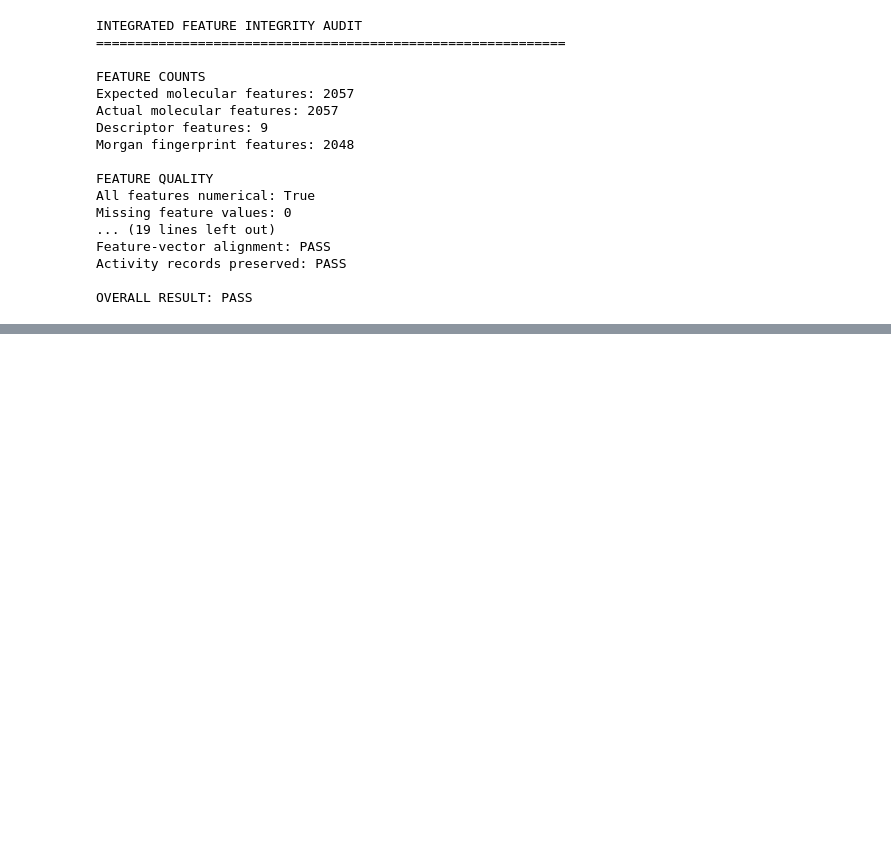
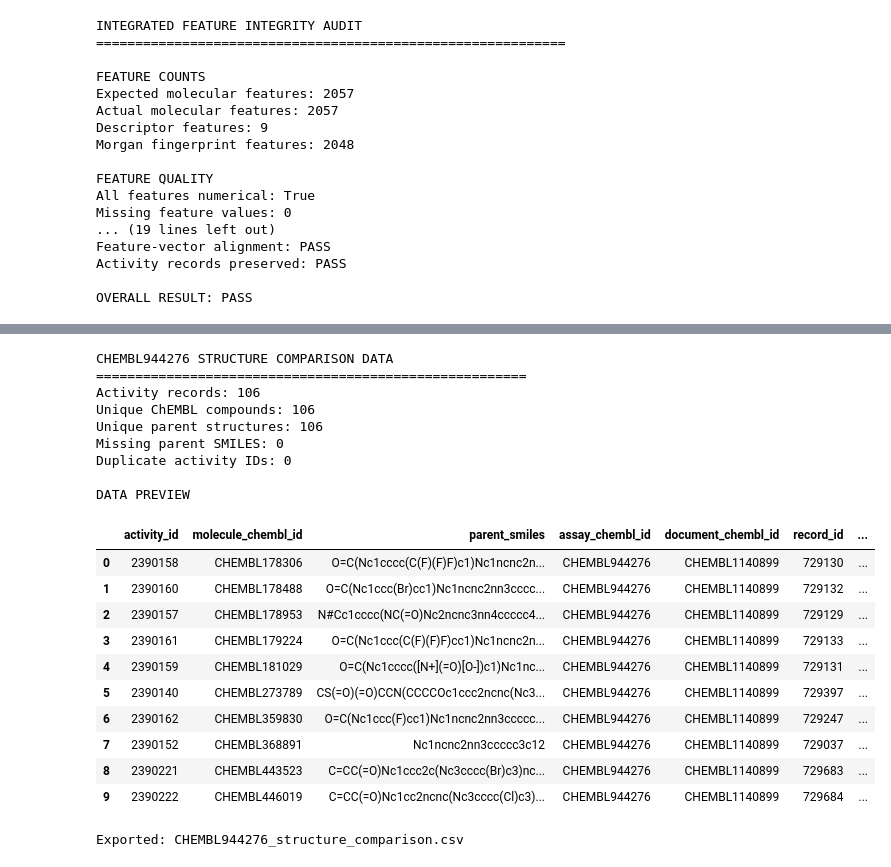
Before and after one commit to Aadarshmishra13/ai-driven-drug-discovery, a Jupyter notebook: notebooks/01_EGFR_Target_and_ChEMBL_Data_Audit.ipynb, the cells around one changed output, grey strips where cells are left out. Cells and saved outputs as stored; diff of their text form; code cells hidden in the pictures; blank space fills up the shorter version.

```diff
--- a/notebooks/01_EGFR_Target_and_ChEMBL_Data_Audit.ipynb
+++ b/notebooks/01_EGFR_Target_and_ChEMBL_Data_Audit.ipynb
@@ -6031,0 +7446,72 @@ OVERALL RESULT: PASS
+# %%
+import pandas as pd
+
+# Isolate the selected assay without modifying the source dataset
+assay_id = "CHEMBL944276"
+
+audit_cols = [
+    "activity_id",
+    "molecule_chembl_id",
+    "parent_smiles",
+    "assay_chembl_id",
+    "document_chembl_id",
+    "record_id",
+    "standard_value",
+    "standard_units",
+    "pIC50"
+]
+
+assay_944276_df = (
+    integrated_activity_feature_df.loc[
+        integrated_activity_feature_df["assay_chembl_id"] == assay_id,
+        audit_cols
+    ]
+    .copy()
+    .sort_values(["molecule_chembl_id", "activity_id"])
+    .reset_index(drop=True)
+)
+
+print("CHEMBL944276 STRUCTURE COMPARISON DATA")
+print("=" * 55)
+print("Activity records:", len(assay_944276_df))
+print("Unique ChEMBL compounds:",
+      assay_944276_df["molecule_chembl_id"].nunique())
+print("Unique parent structures:",
+      assay_944276_df["parent_smiles"].nunique())
+print("Missing parent SMILES:",
+      assay_944276_df["parent_smiles"].isna().sum())
+print("Duplicate activity IDs:",
+      assay_944276_df["activity_id"].duplicated().sum())
+
+print("\nDATA PREVIEW")
+display(assay_944276_df.head(10))
+
+# Export a separate audit file
+assay_944276_df.to_csv(
+    "CHEMBL944276_structure_comparison.csv",
+    index=False
+)
+
+print("\nExported: CHEMBL944276_structure_comparison.csv")
+# %% [output]
+CHEMBL944276 STRUCTURE COMPARISON DATA
+=======================================================
+Activity records: 106
+Unique ChEMBL compounds: 106
+Unique parent structures: 106
+Missing parent SMILES: 0
+Duplicate activity IDs: 0
+
+DATA PREVIEW
+|  | activity_id | molecule_chembl_id | parent_smiles | assay_chembl_id | document_chembl_id | record_id | ... |
+| 0 | 2390158 | CHEMBL178306 | O=C(Nc1cccc(C(F)(F)F)c1)Nc1ncnc2n... | CHEMBL944276 | CHEMBL1140899 | 729130 | ... |
+| 1 | 2390160 | CHEMBL178488 | O=C(Nc1ccc(Br)cc1)Nc1ncnc2nn3cccc... | CHEMBL944276 | CHEMBL1140899 | 729132 | ... |
+| 2 | 2390157 | CHEMBL178953 | N#Cc1cccc(NC(=O)Nc2ncnc3nn4ccccc4... | CHEMBL944276 | CHEMBL1140899 | 729129 | ... |
+| 3 | 2390161 | CHEMBL179224 | O=C(Nc1ccc(C(F)(F)F)cc1)Nc1ncnc2n... | CHEMBL944276 | CHEMBL1140899 | 729133 | ... |
+| 4 | 2390159 | CHEMBL181029 | O=C(Nc1cccc([N+](=O)[O-])c1)Nc1nc... | CHEMBL944276 | CHEMBL1140899 | 729131 | ... |
+| 5 | 2390140 | CHEMBL273789 | CS(=O)(=O)CCN(CCCCOc1ccc2ncnc(Nc3... | CHEMBL944276 | CHEMBL1140899 | 729397 | ... |
+| 6 | 2390162 | CHEMBL359830 | O=C(Nc1ccc(F)cc1)Nc1ncnc2nn3ccccc... | CHEMBL944276 | CHEMBL1140899 | 729247 | ... |
+| 7 | 2390152 | CHEMBL368891 | Nc1ncnc2nn3ccccc3c12 | CHEMBL944276 | CHEMBL1140899 | 729037 | ... |
+| 8 | 2390221 | CHEMBL443523 | C=CC(=O)Nc1ccc2c(Nc3cccc(Br)c3)nc... | CHEMBL944276 | CHEMBL1140899 | 729683 | ... |
+| 9 | 2390222 | CHEMBL446019 | C=CC(=O)Nc1cc2ncnc(Nc3cccc(Cl)c3)... | CHEMBL944276 | CHEMBL1140899 | 729684 | ... |
+Exported: CHEMBL944276_structure_comparison.csv
```
Also changed, not shown: parts of 39 cells of this notebook.
